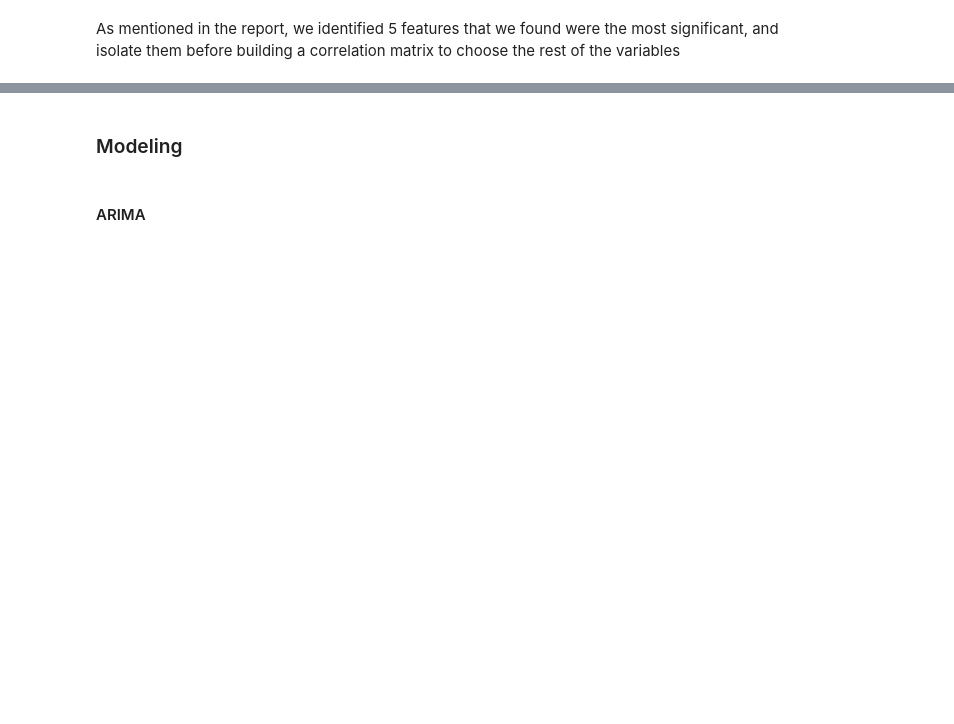
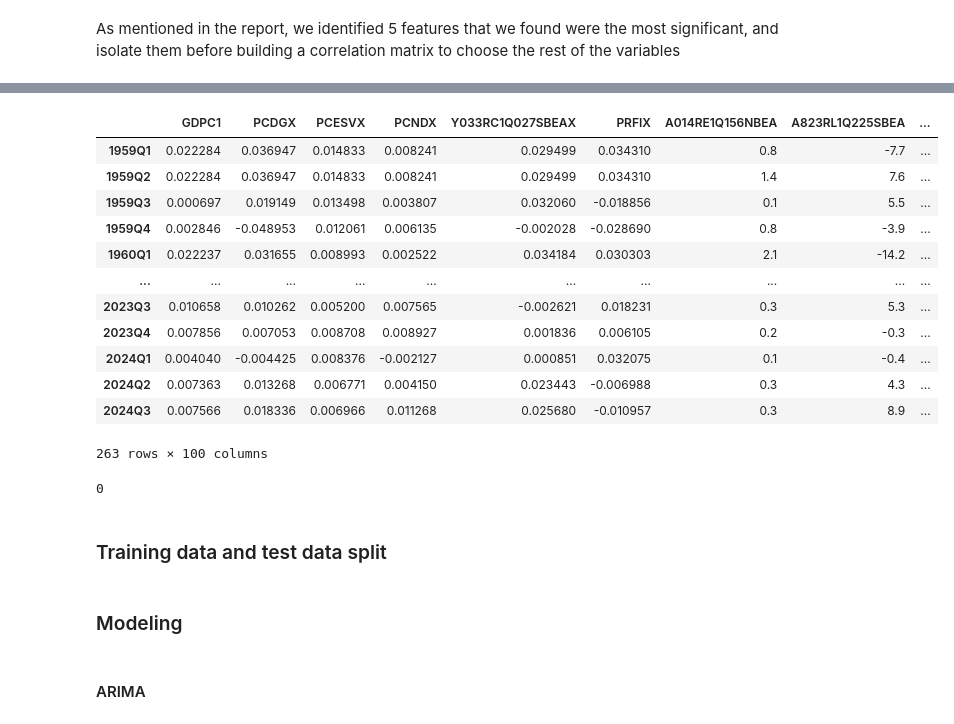
Before and after one commit to turrrray/dsedatathon, a Jupyter notebook: NUS_DSESC_DATABUSTERS_XX.ipynb, the cells around one changed output, grey strips where cells are left out. Drawn from its saved outputs; the diff is of its cells as text; code cells hidden in the pictures; blank space fills up the shorter version.

Commit message:
Changed everything below the adding important variable back code chunk (with merge fn)
Added new imports above and pip installed the VAR package

```diff
--- a/NUS_DSESC_DATABUSTERS_XX.ipynb
+++ b/NUS_DSESC_DATABUSTERS_XX.ipynb
@@ -192,2 +261,26 @@ quar_final.head()
 # %%
 # add impt var back
+
+quar_df_total= quar_final.merge(impt_df,how= "left", left_index=True, right_index=True)
+quar_df_total
+# %% [output]
+|  | GDPC1 | PCDGX | PCESVX | PCNDX | Y033RC1Q027SBEAX | PRFIX | A014RE1Q156NBEA | A823RL1Q225SBEA | ... |
+| 1959Q1 | 0.022284 | 0.036947 | 0.014833 | 0.008241 | 0.029499 | 0.034310 | 0.8 | -7.7 | ... |
+| 1959Q2 | 0.022284 | 0.036947 | 0.014833 | 0.008241 | 0.029499 | 0.034310 | 1.4 | 7.6 | ... |
+| 1959Q3 | 0.000697 | 0.019149 | 0.013498 | 0.003807 | 0.032060 | -0.018856 | 0.1 | 5.5 | ... |
+| 1959Q4 | 0.002846 | -0.048953 | 0.012061 | 0.006135 | -0.002028 | -0.028690 | 0.8 | -3.9 | ... |
+| 1960Q1 | 0.022237 | 0.031655 | 0.008993 | 0.002522 | 0.034184 | 0.030303 | 2.1 | -14.2 | ... |
+| ... | ... | ... | ... | ... | ... | ... | ... | ... | ... |
+| 2023Q3 | 0.010658 | 0.010262 | 0.005200 | 0.007565 | -0.002621 | 0.018231 | 0.3 | 5.3 | ... |
+| 2023Q4 | 0.007856 | 0.007053 | 0.008708 | 0.008927 | 0.001836 | 0.006105 | 0.2 | -0.3 | ... |
+| 2024Q1 | 0.004040 | -0.004425 | 0.008376 | -0.002127 | 0.000851 | 0.032075 | 0.1 | -0.4 | ... |
+| 2024Q2 | 0.007363 | 0.013268 | 0.006771 | 0.004150 | 0.023443 | -0.006988 | 0.3 | 4.3 | ... |
+| 2024Q3 | 0.007566 | 0.018336 | 0.006966 | 0.011268 | 0.025680 | -0.010957 | 0.3 | 8.9 | ... |
+263 rows × 100 columns
+# %%
+#checking for NAN in join
+quar_df_total.isna().sum().sum() # check for missing values
+# %% [output]
+0
+# %% [markdown]
+### Training data and test data split
```
Also changed, not shown: parts of 37 cells of this notebook.
